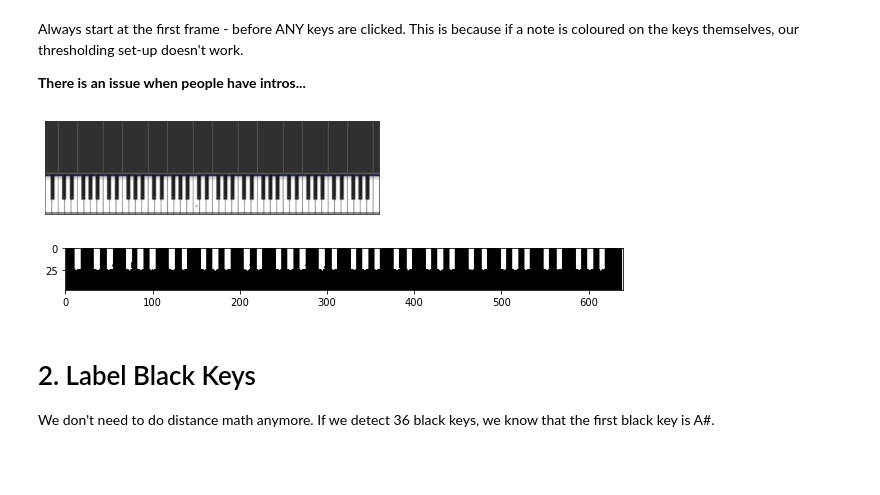
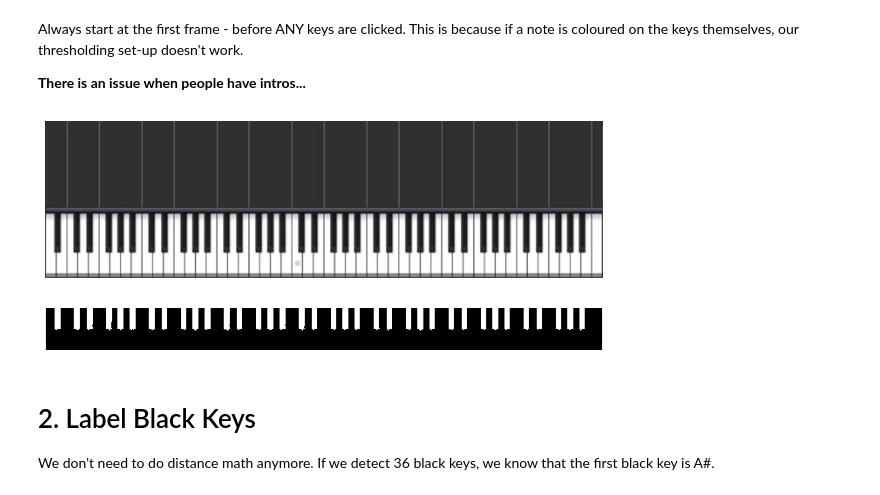
Before and after one commit to cooldecola/piano2sheet, a Jupyter notebook: src/testing/brian/brian's testing corner.ipynb, the cells around one changed output. Cells and saved outputs as stored; diff of their text form; code cells hidden in the pictures; blank space fills up the shorter version.

Commit message:
adding images for read me

```diff
--- a/src/testing/brian/brian's testing corner.ipynb
+++ b/src/testing/brian/brian's testing corner.ipynb
@@ -168,17 +168,19 @@ cropped_gray_keys = gray_keys[int(y_cord[1])+20:int(y_cord[0])]
 ################# thresholding
 _, th1 = cv2.threshold(cropped_gray_keys, 90, 150, cv2.THRESH_BINARY_INV)
 
+plt.figure(figsize=(10,10))
 plt.imshow(keys)
 plt.axis('off')
 plt.show()
 # %% [output]
-[figure, old version]
+[figure, new version]
 # %%
 plt.figure(figsize=(10,10))
 plt.imshow(th1, cmap = "gray")
+plt.axis('off')
 plt.show()
 # %% [output]
-[figure, old version]
+[figure, new version]
 # %% [markdown]
 # 2. Label Black Keys
 We don't need to do distance math anymore. If we detect 36 black keys, we know that the first black key is A#.
```
Also changed, not shown: parts of 24 cells of this notebook, 17 other files.
